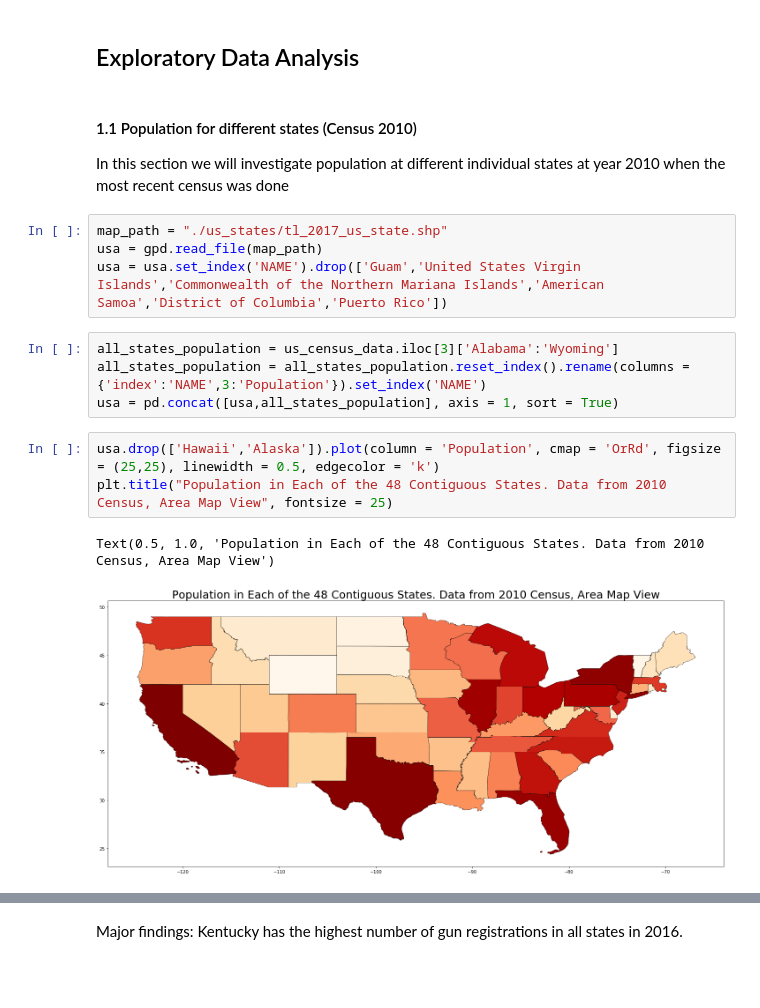
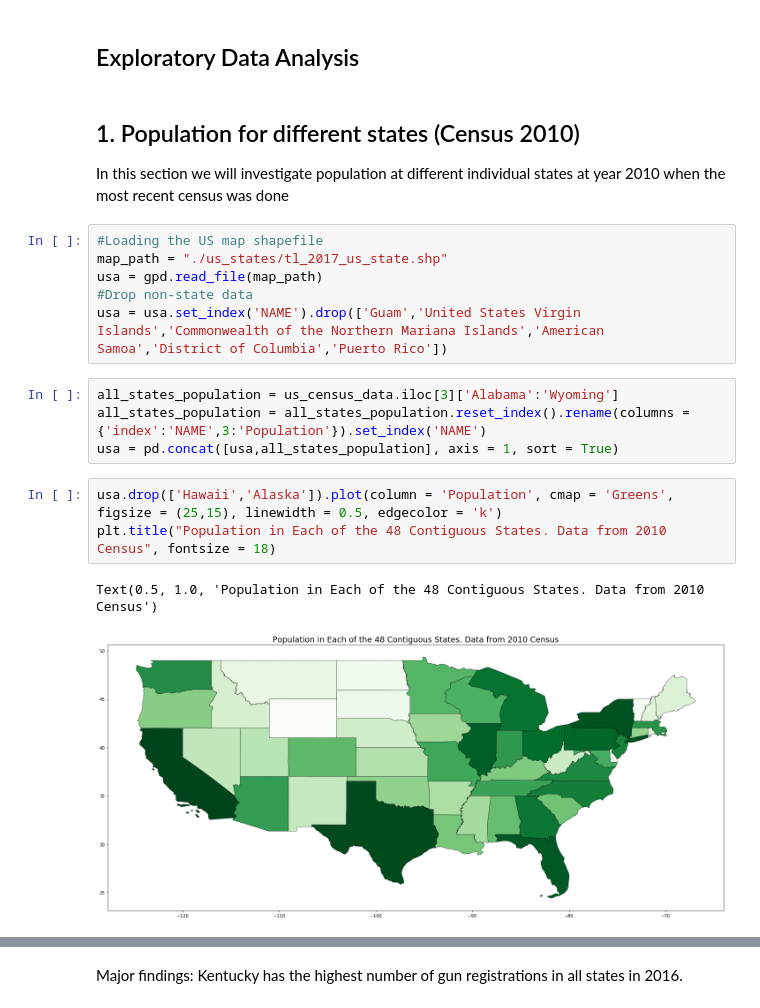
Before and after one commit to siuyik11/fbi_firearm_data_analysis, a Jupyter notebook: fbi_gun_data_analysis.ipynb, the cells around one changed output, grey strips where cells are left out. Saved outputs shown, nothing was run; the diff lists cells and outputs as text; blank space fills up the shorter version.

```diff
--- a/fbi_gun_data_analysis.ipynb
+++ b/fbi_gun_data_analysis.ipynb
@@ -68,20 +81,22 @@ fbi_gun_data.head(3)
 <a id = 'exploratory_data_analysis'></a>
 ## Exploratory Data Analysis
 # %% [markdown]
-#### 1.1 Population for different states (Census 2010)
+## 1. Population for different states (Census 2010)
 In this section we will investigate population at different individual states at year 2010 when the most recent census was done
 # %%
+#Loading the US map shapefile
 map_path = "./us_states/tl_2017_us_state.shp"
 usa = gpd.read_file(map_path)
+#Drop non-state data
 usa = usa.set_index('NAME').drop(['Guam','United States Virgin Islands','Commonwealth of the Northern Mariana Islands','American Samoa','District of Columbia','Puerto Rico'])
 # %%
 all_states_population = us_census_data.iloc[3]['Alabama':'Wyoming']
 all_states_population = all_states_population.reset_index().rename(columns = {'index':'NAME',3:'Population'}).set_index('NAME')
 usa = pd.concat([usa,all_states_population], axis = 1, sort = True)
 # %%
-usa.drop(['Hawaii','Alaska']).plot(column = 'Population', cmap = 'OrRd', figsize = (25,25), linewidth = 0.5, edgecolor = 'k')
-plt.title("Population in Each of the 48 Contiguous States. Data from 2010 Census, Area Map View", fontsize = 25)
+usa.drop(['Hawaii','Alaska']).plot(column = 'Population', cmap = 'Greens', figsize = (25,15), linewidth = 0.5, edgecolor = 'k')
+plt.title("Population in Each of the 48 Contiguous States. Data from 2010 Census", fontsize = 18)
 # %% [output]
-Text(0.5, 1.0, 'Population in Each of the 48 Contiguous States. Data from 2010 Census, Area Map View')
+Text(0.5, 1.0, 'Population in Each of the 48 Contiguous States. Data from 2010 Census')
-[figure, old version]
+[figure, new version]
 # %%
```
Also changed, not shown: parts of 32 cells of this notebook, 3 other files.
